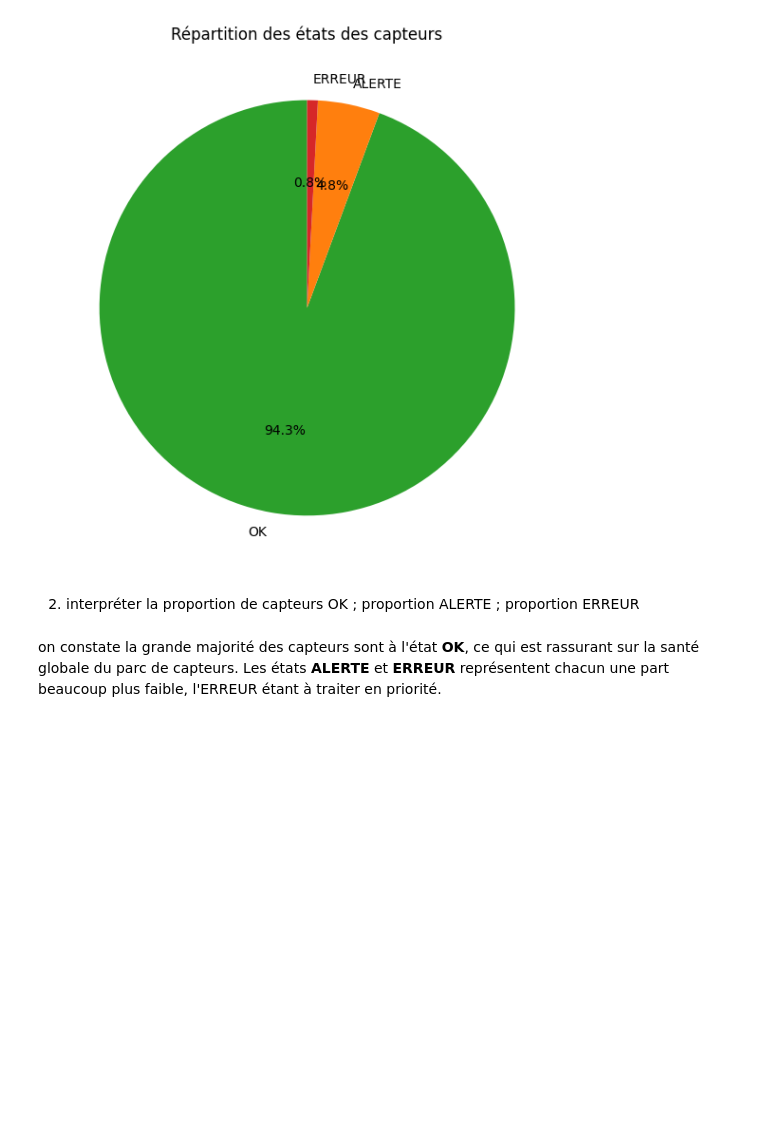
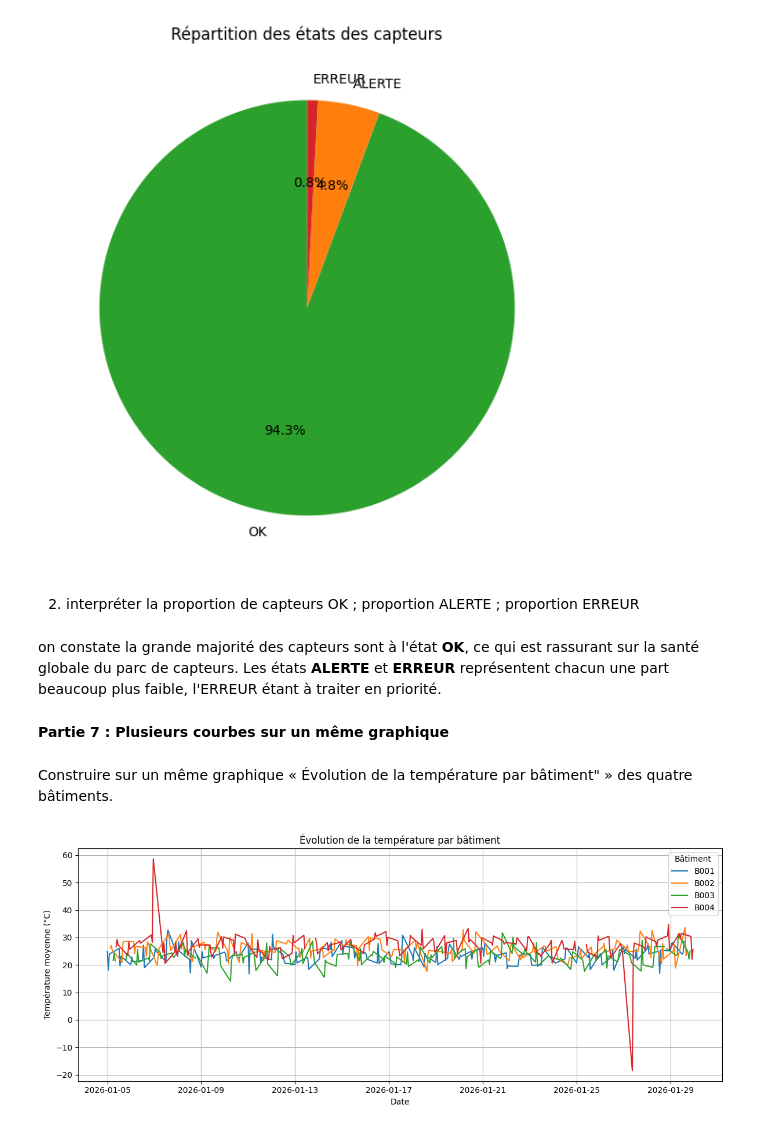
Before and after one commit to Youssoupha-ndiaye/TP_matplotlib_ODC_IA, a Jupyter notebook: atelier_matplotlib_iot/notebooks/atelier_matplotlib_iot.ipynb, the cells around one changed output. Cells and saved outputs as stored; diff of their text form; code cells hidden in the pictures; blank space fills up the shorter version.

Commit message:
Partie 7 : Plusieurs courbes sur un même graphique
Construire sur un même graphique « Évolution de la température par bâtiment » des quatre

```diff
--- a/atelier_matplotlib_iot/notebooks/atelier_matplotlib_iot.ipynb
+++ b/atelier_matplotlib_iot/notebooks/atelier_matplotlib_iot.ipynb
@@ -303,3 +303,29 @@ plt.show()
 on constate la grande majorité des capteurs sont à l'état **OK**, ce qui est
 rassurant sur la santé globale du parc de capteurs. Les états **ALERTE** et **ERREUR**
 représentent chacun une part beaucoup plus faible, l'ERREUR étant à traiter en priorité.
+# %% [markdown]
+**Partie 7 : Plusieurs courbes sur un même graphique**
+# %% [markdown]
+Construire sur un même graphique « Évolution de la température par bâtiment" » des quatre
+bâtiments.
+# %%
+df["jour"]= pd.to_datetime(df["date_heure"])
+
+temp_par_jour = df.groupby(["batiment", "jour"])["temperature"].mean().reset_index()
+
+fig, ax = plt.subplots(figsize=(12, 5))
+#alors ici j'ai parcouru les quatres batiment avec une boucle mais
+#on pourrais avoir quatres ax.plot()
+for batiment in sorted(df["batiment"].unique()):
+    sous_ensemble = temp_par_jour[temp_par_jour["batiment"] == batiment]
+    ax.plot(sous_ensemble["jour"], sous_ensemble["temperature"], label=batiment)
+
+ax.set_title("Évolution de la température par bâtiment")
+ax.set_xlabel("Date")
+ax.set_ylabel("Température moyenne (°C)")
+ax.legend(title="Bâtiment")
+ax.grid(True)
+fig.tight_layout()
+plt.show()
+# %% [output]
+[figure, added]
```
